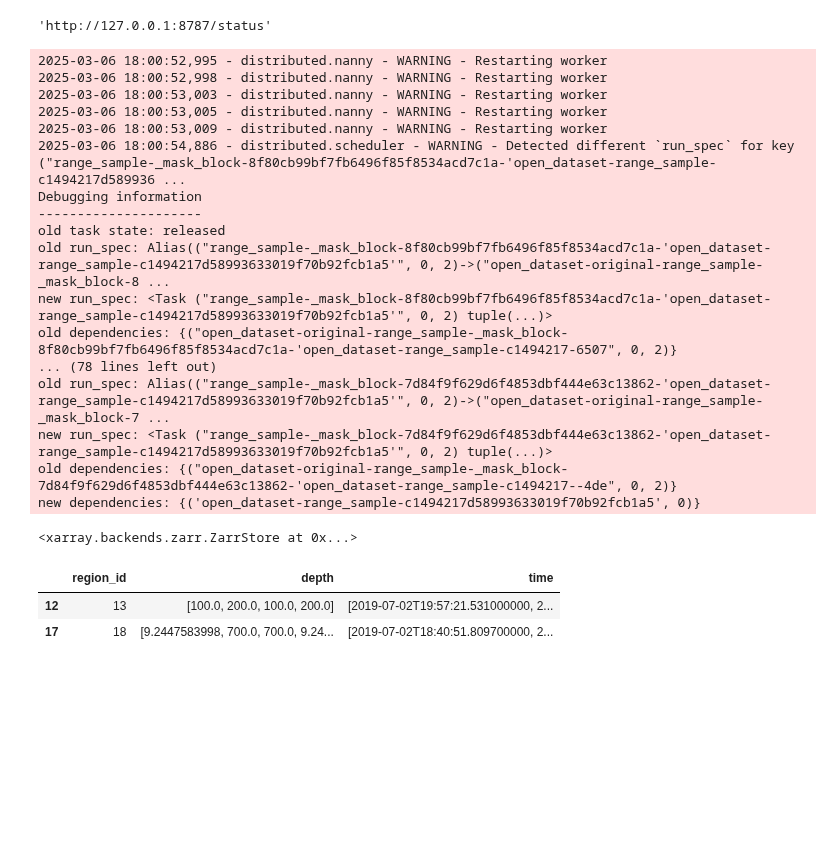
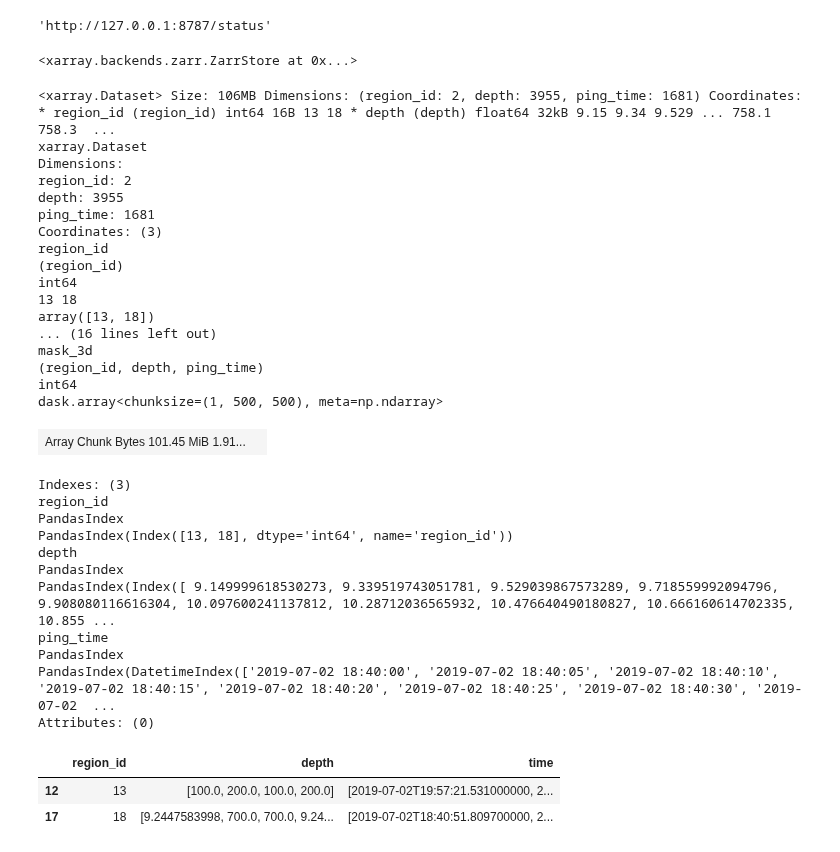
Before and after one commit to OSOceanAcoustics/echoregions, a Jupyter notebook: test.ipynb, the cells around one changed output. Saved outputs shown, nothing was run; the diff lists cells and outputs as text; code cells hidden in the pictures; blank space fills up the shorter version.

```diff
--- a/test.ipynb
+++ b/test.ipynb
@@ -24,23 +24,3 @@ client.dashboard_link
 DATA_DIR = Path("./echoregions/test_data/")
 EVR_PATH = DATA_DIR / "transect_multi_mask.evr"
 ZARR_PATH = DATA_DIR / "transect.zarr"
-# %%
-client.restart()
-# %% [output]
-2025-03-06 18:00:52,995 - distributed.nanny - WARNING - Restarting worker
-2025-03-06 18:00:52,998 - distributed.nanny - WARNING - Restarting worker
-2025-03-06 18:00:53,003 - distributed.nanny - WARNING - Restarting worker
-2025-03-06 18:00:53,005 - distributed.nanny - WARNING - Restarting worker
-2025-03-06 18:00:53,009 - distributed.nanny - WARNING - Restarting worker
-2025-03-06 18:00:54,886 - distributed.scheduler - WARNING - Detected different `run_spec` for key ("range_sample-_mask_block-8f80cb99bf7fb6496f85f8534acd7c1a-'open_dataset-range_sample-c1494217d589936 ...
-Debugging information
----------------------
-old task state: released
-old run_spec: Alias(("range_sample-_mask_block-8f80cb99bf7fb6496f85f8534acd7c1a-'open_dataset-range_sample-c1494217d58993633019f70b92fcb1a5'", 0, 2)->("open_dataset-original-range_sample-_mask_block-8 ...
-new run_spec: <Task ("range_sample-_mask_block-8f80cb99bf7fb6496f85f8534acd7c1a-'open_dataset-range_sample-c1494217d58993633019f70b92fcb1a5'", 0, 2) tuple(...)>
-old dependencies: {("open_dataset-original-range_sample-_mask_block-8f80cb99bf7fb6496f85f8534acd7c1a-'open_dataset-range_sample-c1494217-6507", 0, 2)}
-... (78 lines left out)
-old run_spec: Alias(("range_sample-_mask_block-7d84f9f629d6f4853dbf444e63c13862-'open_dataset-range_sample-c1494217d58993633019f70b92fcb1a5'", 0, 2)->("open_dataset-original-range_sample-_mask_block-7 ...
-new run_spec: <Task ("range_sample-_mask_block-7d84f9f629d6f4853dbf444e63c13862-'open_dataset-range_sample-c1494217d58993633019f70b92fcb1a5'", 0, 2) tuple(...)>
-old dependencies: {("open_dataset-original-range_sample-_mask_block-7d84f9f629d6f4853dbf444e63c13862-'open_dataset-range_sample-c1494217--4de", 0, 2)}
-new dependencies: {('open_dataset-range_sample-c1494217d58993633019f70b92fcb1a5', 0)}
@@ -48,7 +30,7 @@ new dependencies: {('open_dataset-range_sample-c1494217d58993633019f70b92fcb1a5'
 r2d = er.read_evr(EVR_PATH)
 da_Sv = xr.open_zarr(ZARR_PATH, chunks={})["Sv"]
 # %%
-#da_Sv = da_Sv.chunk({"ping_time": 500, "depth": 500})
+da_Sv = da_Sv.chunk({"ping_time": 500, "depth": 500})
 # %%
 region_id = r2d.data.region_id.astype(int).to_list()
 mask_labels = {key: idx for idx, key in enumerate(region_id)}
@@ -62,5 +44,37 @@ mask_3d_ds.to_zarr('test.zarr', compute=True, mode="w")
 # %% [output]
 <xarray.backends.zarr.ZarrStore at 0x...>
+# %%
+mask_3d_ds
+# %% [output]
+<xarray.Dataset> Size: 106MB Dimensions: (region_id: 2, depth: 3955, ping_time: 1681) Coordinates: * region_id (region_id) int64 16B 13 18 * depth (depth) float64 32kB 9.15 9.34 9.529 ... 758.1 758.3  ...
+xarray.Dataset
+Dimensions:
+region_id: 2
+depth: 3955
+ping_time: 1681
+Coordinates: (3)
+region_id
+(region_id)
+int64
+13 18
+array([13, 18])
+... (16 lines left out)
+mask_3d
+(region_id, depth, ping_time)
+int64
+dask.array<chunksize=(1, 500, 500), meta=np.ndarray>
+| Array Chunk Bytes 101.45 MiB 1.91... |  |
+Indexes: (3)
+region_id
+PandasIndex
+PandasIndex(Index([13, 18], dtype='int64', name='region_id'))
+depth
+PandasIndex
+PandasIndex(Index([ 9.149999618530273, 9.339519743051781, 9.529039867573289, 9.718559992094796, 9.908080116616304, 10.097600241137812, 10.28712036565932, 10.476640490180827, 10.666160614702335, 10.855 ...
+ping_time
+PandasIndex
+PandasIndex(DatetimeIndex(['2019-07-02 18:40:00', '2019-07-02 18:40:05', '2019-07-02 18:40:10', '2019-07-02 18:40:15', '2019-07-02 18:40:20', '2019-07-02 18:40:25', '2019-07-02 18:40:30', '2019-07-02  ...
+Attributes: (0)
 # %%
 contours
 # %% [output]
```
Also changed, not shown: parts of 4 cells of this notebook, 2 other files.
